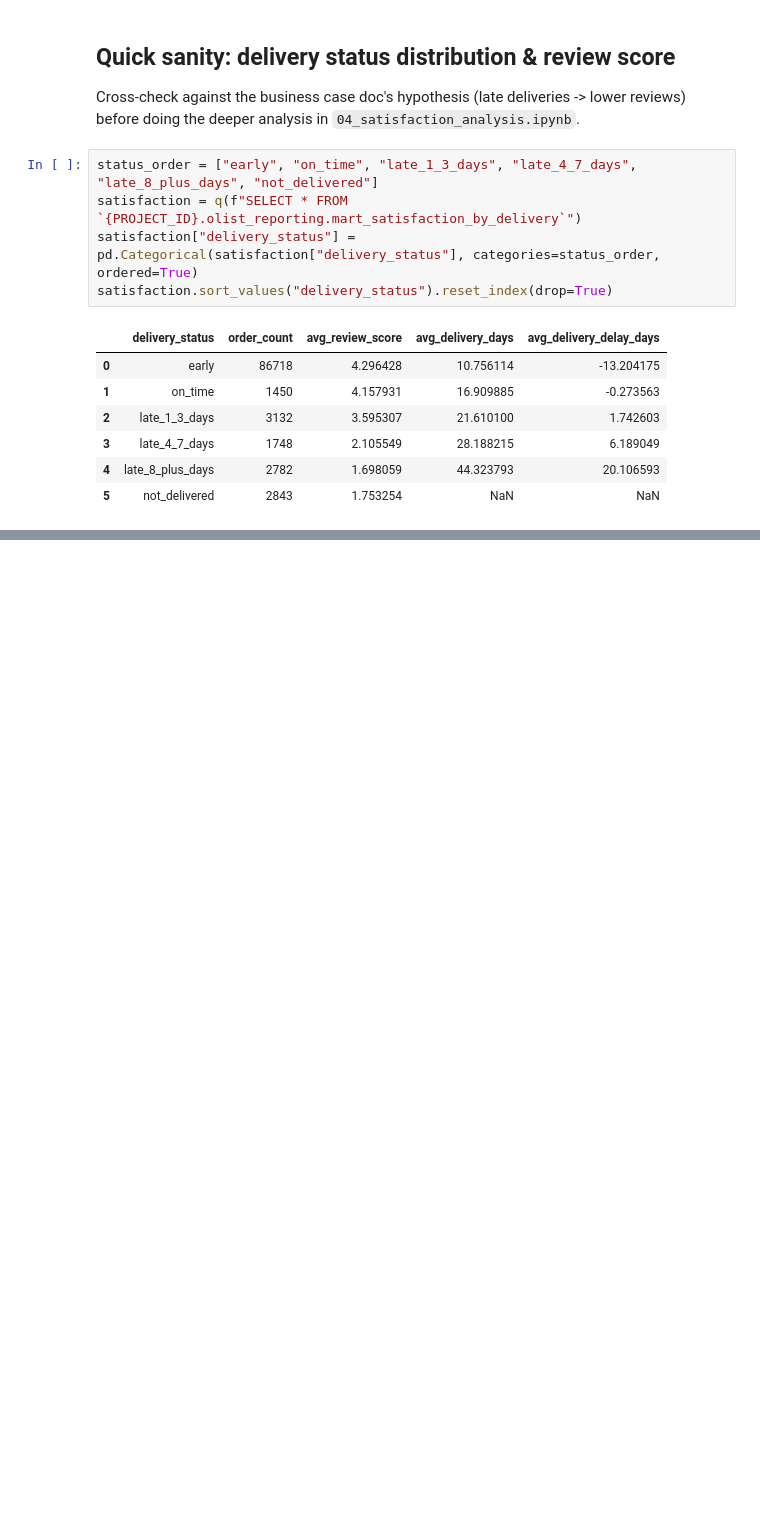
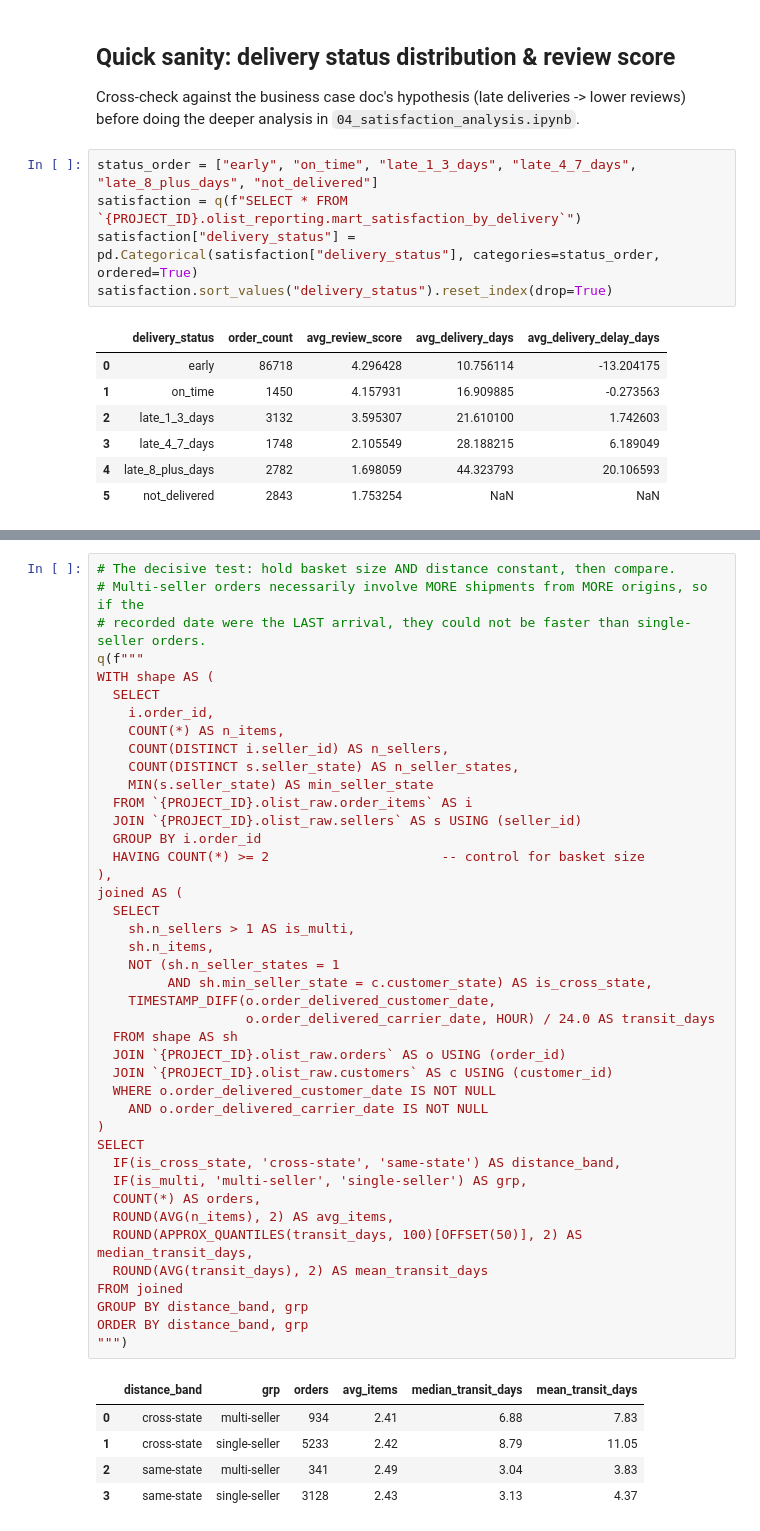
Before and after one commit to ian-fl-liew/dsm2_ecommerce_delivery, a Jupyter notebook: analysis/01_exploration.ipynb, the cells around one changed output, grey strips where cells are left out. Drawn from its saved outputs; the diff is of its cells as text; blank space fills up the shorter version.

```diff
--- a/analysis/01_exploration.ipynb
+++ b/analysis/01_exploration.ipynb
@@ -129,0 +261,48 @@ satisfaction.sort_values("delivery_status").reset_index(drop=True)
+# %%
+# The decisive test: hold basket size AND distance constant, then compare.
+# Multi-seller orders necessarily involve MORE shipments from MORE origins, so if the
+# recorded date were the LAST arrival, they could not be faster than single-seller orders.
+q(f"""
+WITH shape AS (
+  SELECT
+    i.order_id,
+    COUNT(*) AS n_items,
+    COUNT(DISTINCT i.seller_id) AS n_sellers,
+    COUNT(DISTINCT s.seller_state) AS n_seller_states,
+    MIN(s.seller_state) AS min_seller_state
+  FROM `{PROJECT_ID}.olist_raw.order_items` AS i
+  JOIN `{PROJECT_ID}.olist_raw.sellers` AS s USING (seller_id)
+  GROUP BY i.order_id
+  HAVING COUNT(*) >= 2                      -- control for basket size
+),
+joined AS (
+  SELECT
+    sh.n_sellers > 1 AS is_multi,
+    sh.n_items,
+    NOT (sh.n_seller_states = 1
+         AND sh.min_seller_state = c.customer_state) AS is_cross_state,
+    TIMESTAMP_DIFF(o.order_delivered_customer_date,
+                   o.order_delivered_carrier_date, HOUR) / 24.0 AS transit_days
+  FROM shape AS sh
+  JOIN `{PROJECT_ID}.olist_raw.orders` AS o USING (order_id)
+  JOIN `{PROJECT_ID}.olist_raw.customers` AS c USING (customer_id)
+  WHERE o.order_delivered_customer_date IS NOT NULL
+    AND o.order_delivered_carrier_date IS NOT NULL
+)
+SELECT
+  IF(is_cross_state, 'cross-state', 'same-state') AS distance_band,
+  IF(is_multi, 'multi-seller', 'single-seller') AS grp,
+  COUNT(*) AS orders,
+  ROUND(AVG(n_items), 2) AS avg_items,
+  ROUND(APPROX_QUANTILES(transit_days, 100)[OFFSET(50)], 2) AS median_transit_days,
+  ROUND(AVG(transit_days), 2) AS mean_transit_days
+FROM joined
+GROUP BY distance_band, grp
+ORDER BY distance_band, grp
+""")
+# %% [output]
+|  | distance_band | grp | orders | avg_items | median_transit_days | mean_transit_days |
+| 0 | cross-state | multi-seller | 934 | 2.41 | 6.88 | 7.83 |
+| 1 | cross-state | single-seller | 5233 | 2.42 | 8.79 | 11.05 |
+| 2 | same-state | multi-seller | 341 | 2.49 | 3.04 | 3.83 |
+| 3 | same-state | single-seller | 3128 | 2.43 | 3.13 | 4.37 |
```
Also changed, not shown: parts of 10 cells of this notebook, 2 other files.
